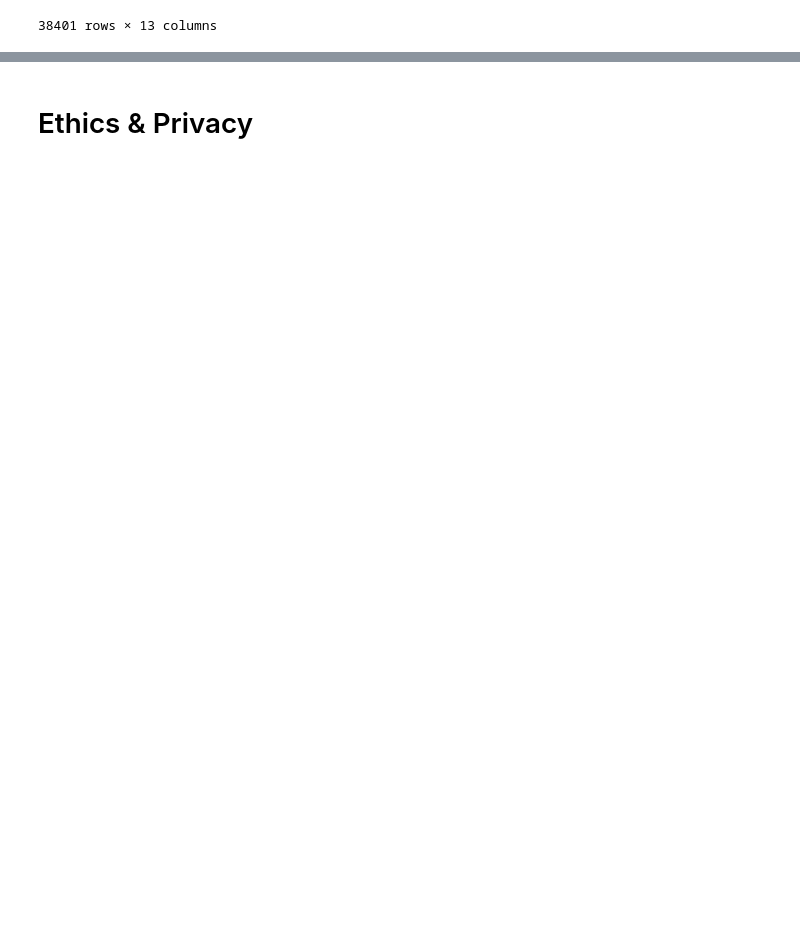
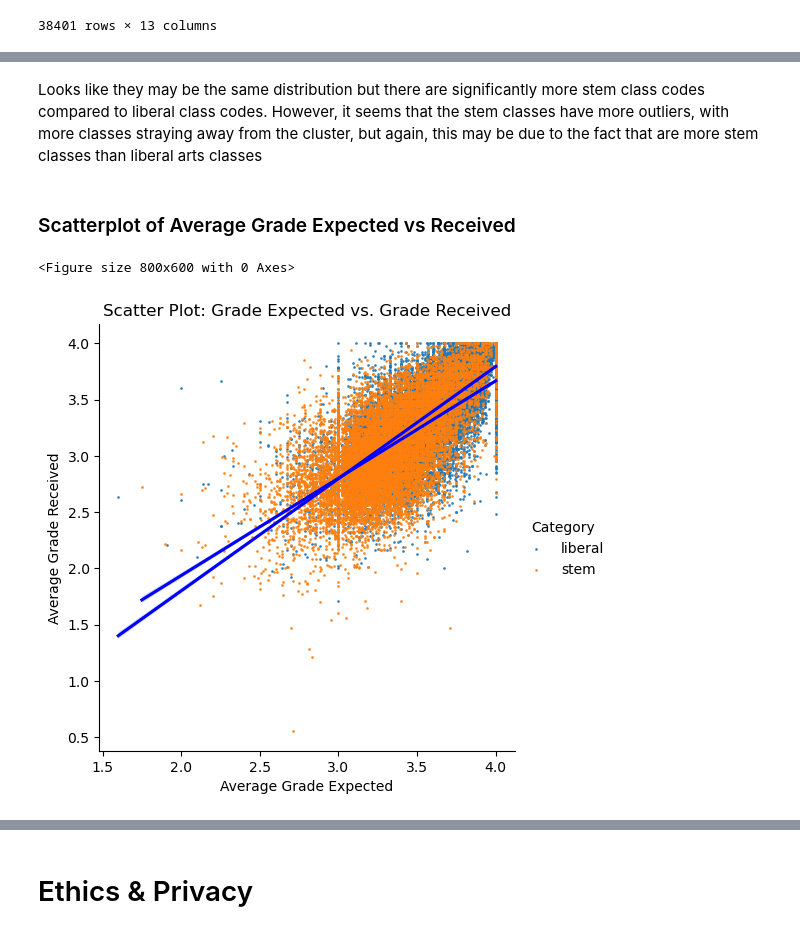
Before and after one commit to pallavisprabhu/UCSD-Capes-Analysis, a Jupyter notebook: EDACheckpoint_Group015_FA23.ipynb, the cells around one changed output, grey strips where cells are left out. Cells and saved outputs as stored; diff of their text form; code cells hidden in the pictures; blank space fills up the shorter version.

```diff
--- a/EDACheckpoint_Group015_FA23.ipynb
+++ b/EDACheckpoint_Group015_FA23.ipynb
@@ -376,0 +430,13 @@ Some more words and stuff.  Remember notebooks work best if you interleave the c
+# %% [markdown]
+Looks like they may be the same distribution but there are significantly more stem class codes compared to liberal class codes. However, it seems that the stem classes have more outliers, with more classes straying away from the cluster, but again, this may be due to the fact that are more stem classes than liberal arts classes
+# %% [markdown]
+### Scatterplot of Average Grade Expected vs Received
+# %%
+# Scatter plot for Grade Expected vs. Grade Received
+plt.figure(figsize=(8, 6))
+sns.lmplot(x='Average Grade Expected', y='Average Grade Received', data=capes, hue='Category', line_kws={'color': 'blue'}, scatter_kws={"s": 1})
+plt.title('Scatter Plot: Grade Expected vs. Grade Received')
+plt.show()
+# %% [output]
+<Figure size 800x600 with 0 Axes>
+[figure, added]
```
Also changed, not shown: parts of 35 cells of this notebook, 2 other files.
